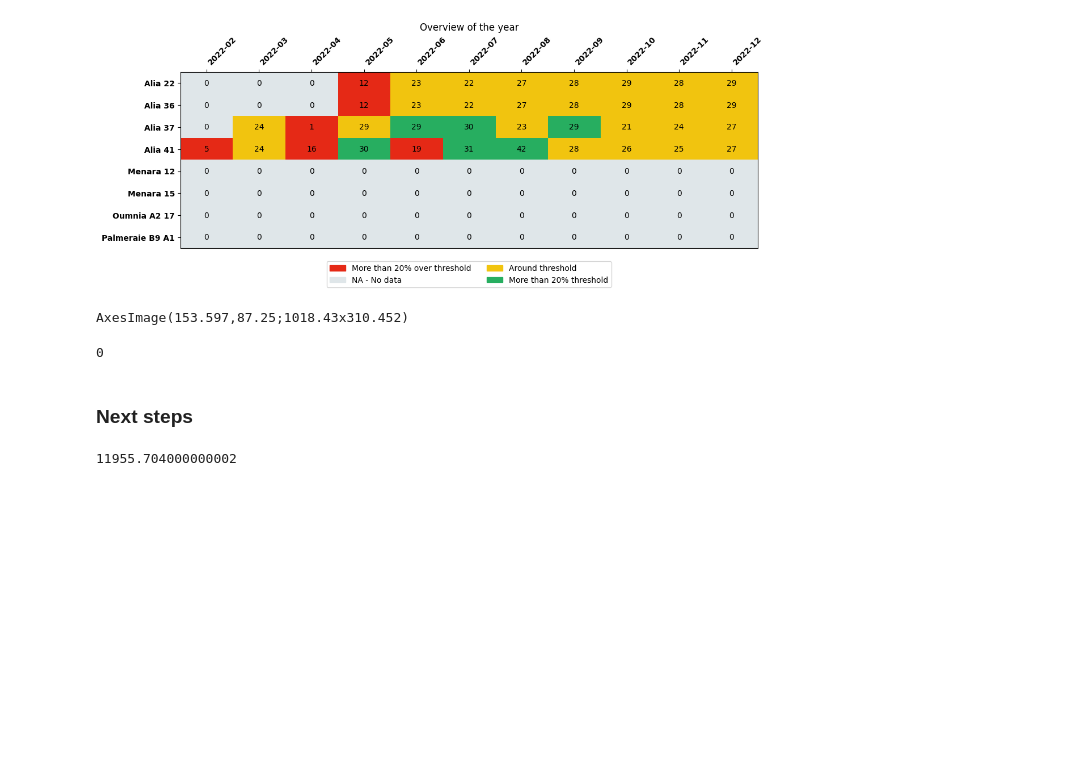
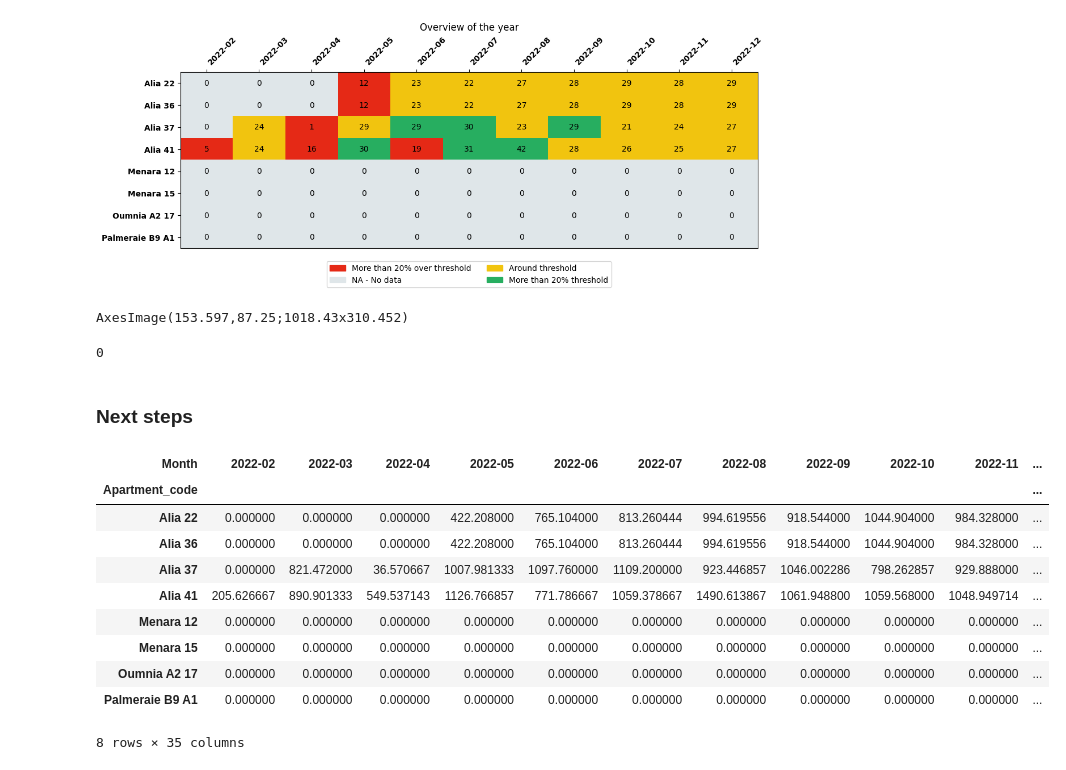
Before and after one commit to Alayadi-94/08-Rentals_Automated_Pipeline, a Jupyter notebook: testings.ipynb, the cells around one changed output. Saved outputs shown, nothing was run; the diff lists cells and outputs as text; code cells hidden in the pictures; blank space fills up the shorter version.

```diff
--- a/testings.ipynb
+++ b/testings.ipynb
@@ -528,8 +525,16 @@ def revenue_threshold():
     thresholds = thresholds.set_index('Apartment_code')
     return thresholds
 # %%
-thresholds = revenue_threshold()
+create_pivot(cleaned_df, pivot_type = 'Revenue')
+# %% [output]
+| Month | 2022-02 | 2022-03 | 2022-04 | 2022-05 | 2022-06 | 2022-07 | 2022-08 | 2022-09 | 2022-10 | 2022-11 | ... |
+| Apartment_code |  |  |  |  |  |  |  |  |  |  | ... |
+| Alia 22 | 0.000000 | 0.000000 | 0.000000 | 422.208000 | 765.104000 | 813.260444 | 994.619556 | 918.544000 | 1044.904000 | 984.328000 | ... |
+| Alia 36 | 0.000000 | 0.000000 | 0.000000 | 422.208000 | 765.104000 | 813.260444 | 994.619556 | 918.544000 | 1044.904000 | 984.328000 | ... |
+| Alia 37 | 0.000000 | 821.472000 | 36.570667 | 1007.981333 | 1097.760000 | 1109.200000 | 923.446857 | 1046.002286 | 798.262857 | 929.888000 | ... |
+| Alia 41 | 205.626667 | 890.901333 | 549.537143 | 1126.766857 | 771.786667 | 1059.378667 | 1490.613867 | 1061.948800 | 1059.568000 | 1048.949714 | ... |
+| Menara 12 | 0.000000 | 0.000000 | 0.000000 | 0.000000 | 0.000000 | 0.000000 | 0.000000 | 0.000000 | 0.000000 | 0.000000 | ... |
+| Menara 15 | 0.000000 | 0.000000 | 0.000000 | 0.000000 | 0.000000 | 0.000000 | 0.000000 | 0.000000 | 0.000000 | 0.000000 | ... |
+| Oumnia A2 17 | 0.000000 | 0.000000 | 0.000000 | 0.000000 | 0.000000 | 0.000000 | 0.000000 | 0.000000 | 0.000000 | 0.000000 | ... |
+| Palmeraie B9 A1 | 0.000000 | 0.000000 | 0.000000 | 0.000000 | 0.000000 | 0.000000 | 0.000000 | 0.000000 | 0.000000 | 0.000000 | ... |
+8 rows × 35 columns
-# %%
-pivot.loc['Menara 15'].sum()
-# %% [output]
-11955.704000000002
```
Also changed, not shown: parts of 5 cells of this notebook, 3 other files.
